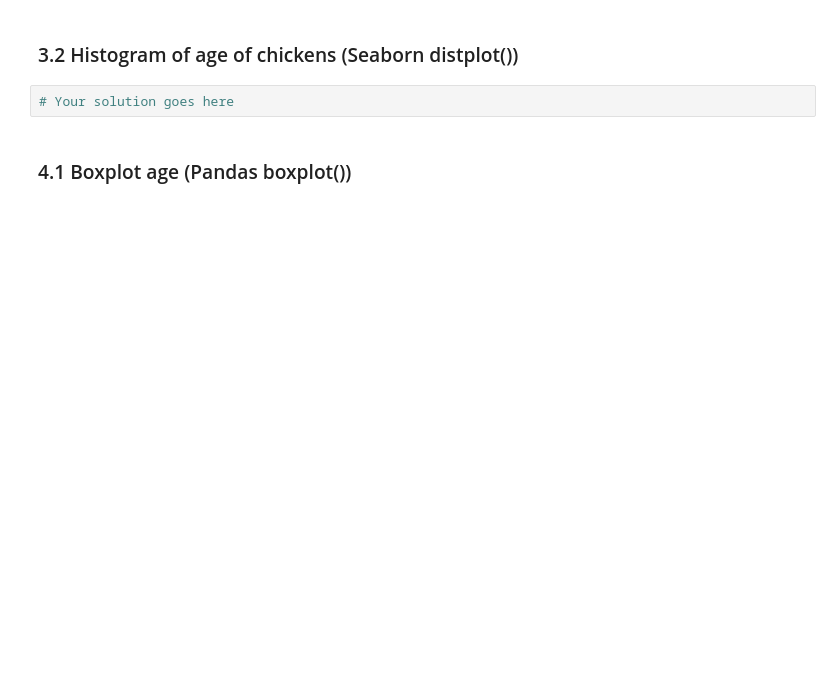
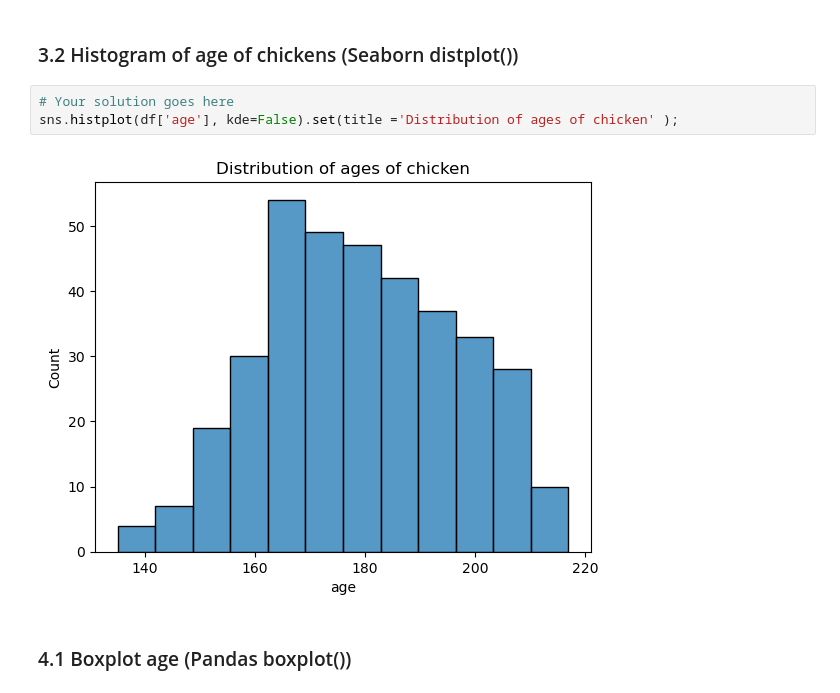
Before and after one commit to sofels/ENSF611-Lab0, a Jupyter notebook: lab0_chicken.ipynb, the cells around one changed output. Saved outputs shown, nothing was run; the diff lists cells and outputs as text; blank space fills up the shorter version.

```diff
--- a/lab0_chicken.ipynb
+++ b/lab0_chicken.ipynb
@@ -47,7 +68,10 @@ df.head()
 # %% [markdown]
 ### 3.2 Histogram of age of chickens (Seaborn distplot())
-# %%
-# Your solution goes here
+# %%
+# Your solution goes here
+sns.histplot(df['age'], kde=False).set(title ='Distribution of ages of chicken' );
+# %% [output]
+[figure, added]
 # %% [markdown]
 ### 4.1 Boxplot age (Pandas boxplot())
 # %%
```
Also changed, not shown: parts of 6 cells of this notebook.
